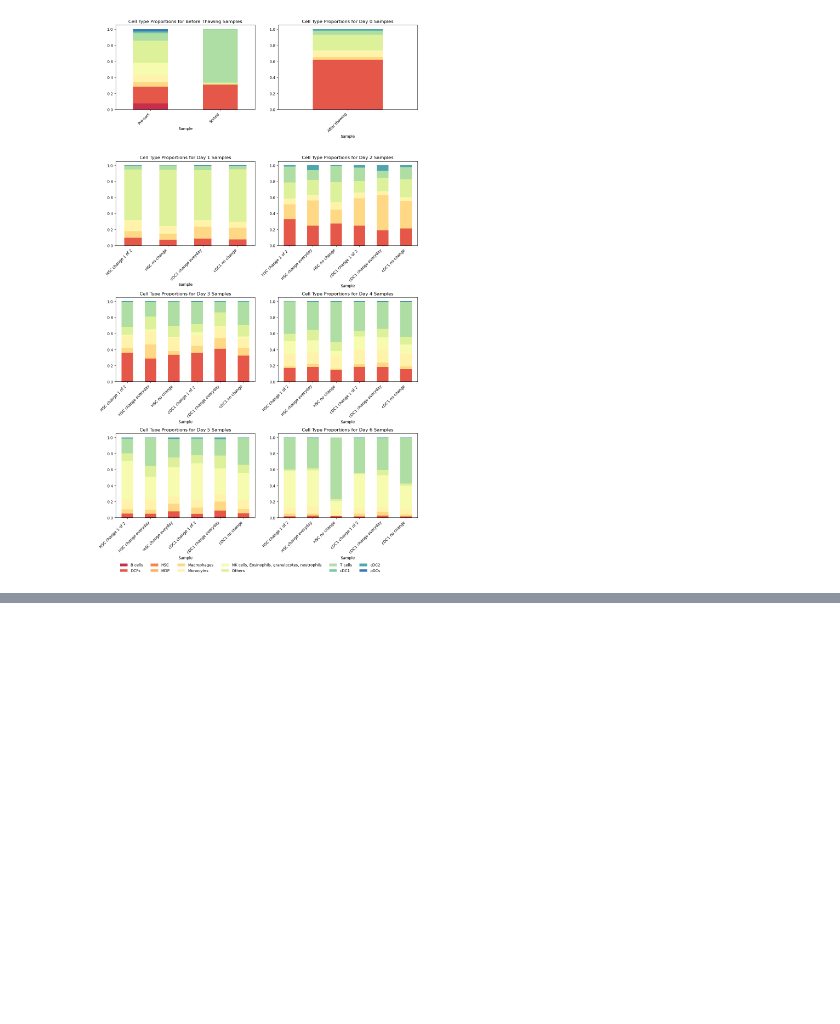
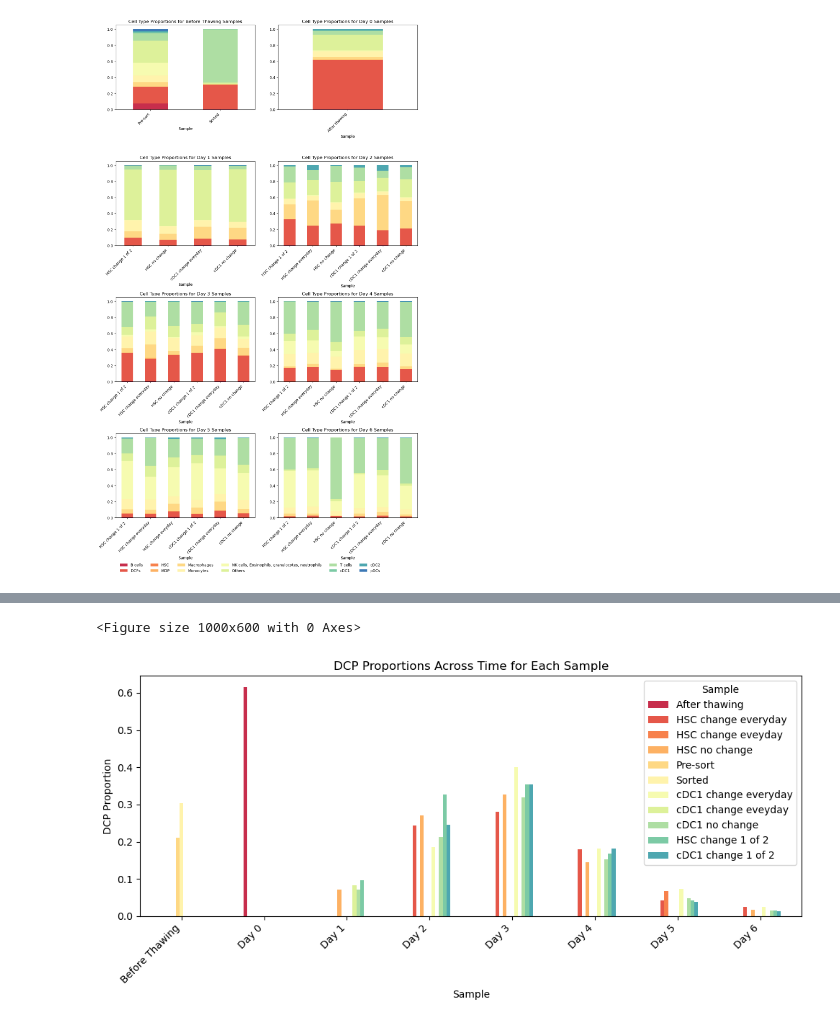
Before and after one commit to AlexiaGiroud/ThawingDCPs, a Jupyter notebook: graphs.ipynb, the cells around one changed output, grey strips where cells are left out. Cells and saved outputs as stored; diff of their text form; code cells hidden in the pictures; blank space fills up the shorter version.

```diff
--- a/graphs.ipynb
+++ b/graphs.ipynb
@@ -149,3 +154,6 @@ plt.legend(
 plt.show()
 # %% [output]
 [figure]
+# %%
+dcp_proportions = df.pivot(index='Time', columns='Sample', values='DCPs')
+dcp_proportions
@@ -151,0 +171,14 @@ plt.show()
+# %%
+# Merge columns two columns "HSC change 1 of 2
+dcp_proportions['HSC change 1 of 2 new'] = dcp_proportions[['HSC change 1 of 2', 'HSC change 1 of 2 ']].sum(axis=1)
+dcp_proportions = dcp_proportions.drop(columns=['HSC change 1 of 2', 'HSC change 1 of 2 '])
+dcp_proportions["HSC change 1 of 2"] = dcp_proportions['HSC change 1 of 2 new']
+dcp_proportions.drop(columns=['HSC change 1 of 2 new'], inplace=True)
+# %%
+# Merge columns two columns "cDC1 change 1 of 2
+dcp_proportions['cDC1 change 1 of 2 new'] = dcp_proportions[['cDC1 change 1 of 2', 'cDC1 change 1 of 2 ']].sum(axis=1)
+dcp_proportions = dcp_proportions.drop(columns=['cDC1 change 1 of 2', 'cDC1 change 1 of 2 '])
+dcp_proportions["cDC1 change 1 of 2"] = dcp_proportions['cDC1 change 1 of 2 new']
+dcp_proportions.drop(columns=['cDC1 change 1 of 2 new'], inplace=True)
+
+dcp_proportions
@@ -151,0 +235,13 @@ plt.show()
+# %%
+# Plot bar chart of DCP proportions across time for each sample
+plt.figure(figsize=(10, 6))
+dcp_proportions.plot(kind='bar', figsize=(10,5), color=colors)
+plt.title('DCP Proportions Across Time for Each Sample')
+plt.xlabel('Sample')
+plt.ylabel('DCP Proportion')
+plt.xticks(rotation=45, ha='right')
+plt.tight_layout()
+plt.show()
+# %% [output]
+<Figure size 1000x600 with 0 Axes>
+[figure, added]
```
Also changed, not shown: parts of 8 cells of this notebook.
